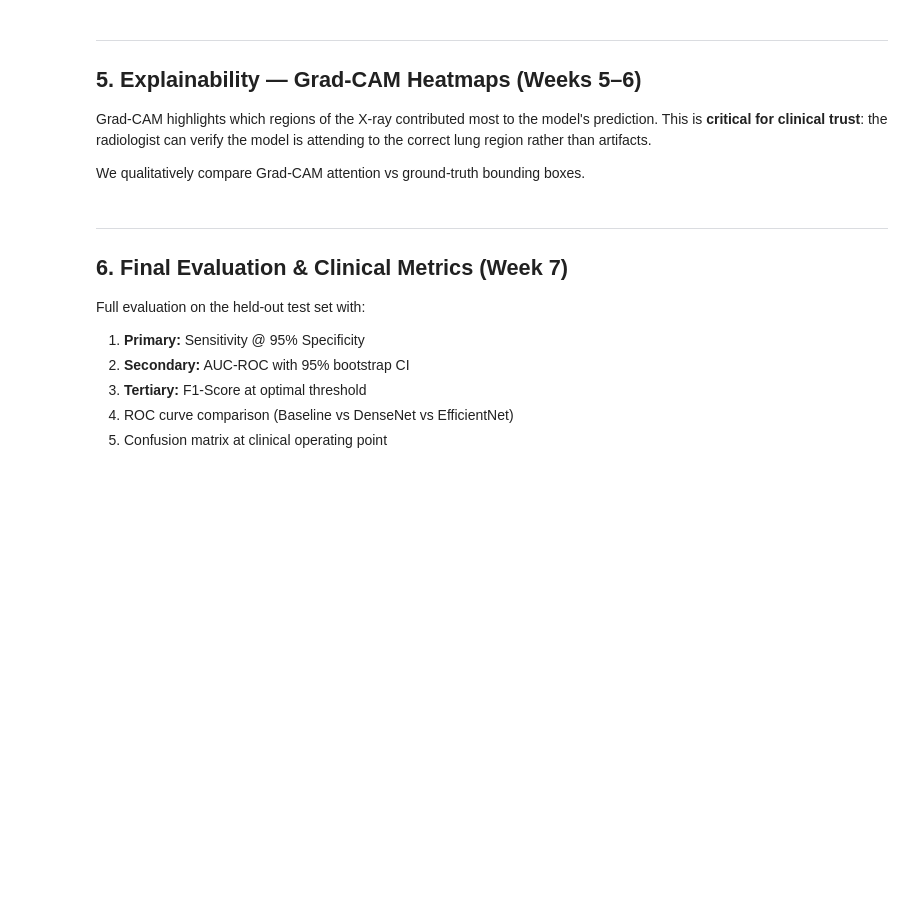
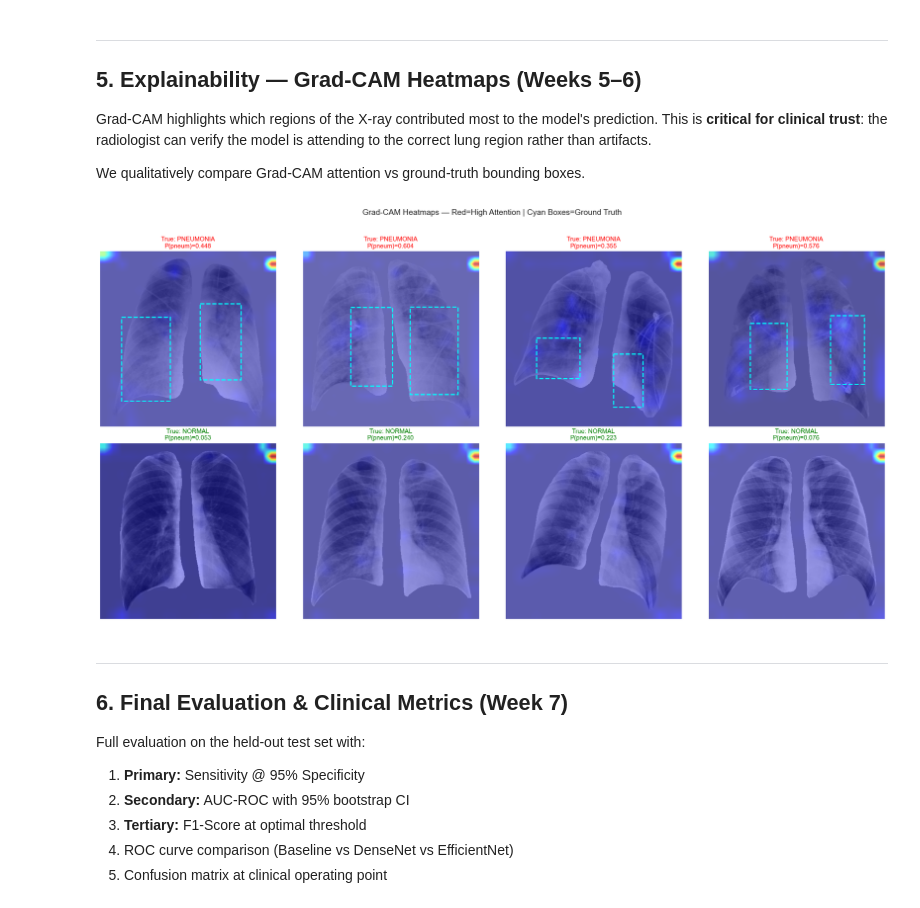
Before and after one commit to Joao-pedrosantos/last-sem, a Jupyter notebook: AI Healthcare/project.ipynb, the cells around one changed output. Saved outputs shown, nothing was run; the diff lists cells and outputs as text; code cells hidden in the pictures; blank space fills up the shorter version.

```diff
--- a/AI Healthcare/project.ipynb
+++ b/AI Healthcare/project.ipynb
@@ -555,7 +554,7 @@ val_transforms = make_val_transforms(IMG_SIZE)
 # %%
 # 2.4  PyTorch Dataset — uses unified cxr_pipeline preprocessing
 # ============================================================
-from cxr_pipeline import read_dicom, lung_roi_crop, to_rgb
+from cxr_pipeline import read_dicom, lung_focused_crop, to_rgb
 
 class RSNAPneumoniaDataset(Dataset):
     """RSNA pneumonia dataset. Loads DICOM → grayscale → lung-ROI crop → RGB → transforms."""
@@ -573,7 +572,7 @@ class RSNAPneumoniaDataset(Dataset):
         row = self.df.iloc[idx]
         path = self.img_dir / f"{row['patientId']}.dcm"
         gray = read_dicom(path)
-        gray = lung_roi_crop(gray)
+        gray, _ = lung_focused_crop(gray)
         rgb = to_rgb(gray, size=self.size)
         tensor = self.transforms(image=rgb)["image"]
         label = torch.tensor(row["target"], dtype=torch.float32)
@@ -1071,11 +1069,11 @@ trainer_eff.plot_history(save_path=OUTPUT_DIR / "efficientnet_b4_training.png")
 # 4.6  Load saved weights (skip retraining)
 # ============================================================
 # The training cells above (4.3 / 4.4 / 4.5) are slow. If you have already
-# produced ``outputs/best_model.pt`` you can skip them and just load it here.
+# produced ``outputs/pneumonia_model_final.pt`` you can skip them and just load it here.
 # This rebuilds the EfficientNet-B4 wrapper used by the backend and loads
 # the saved state_dict so the evaluation/Grad-CAM cells below can run.
 
-CHECKPOINT_PATH = OUTPUT_DIR / "best_model.pt"
+CHECKPOINT_PATH = OUTPUT_DIR / "pneumonia_model_final.pt"
 assert CHECKPOINT_PATH.exists(), f"Checkpoint not found at {CHECKPOINT_PATH}"
 
 model_eff = PneumoniaClassifier("efficientnet_b4", pretrained=False, dropout=0.3)
@@ -1146,9 +1153,10 @@ def visualize_gradcam_samples(model_wrapper, dataset, dataframe, n_samples=8,
     target_layer = get_gradcam_target_layer(model_wrapper)
 
     # Get positive and negative samples
-    pos_indices = dataframe[dataframe["target"] == 1].index[:n_samples // 2].tolist()
-    neg_indices = dataframe[dataframe["target"] == 0].index[:n_samples // 2].tolist()
+    pos_indices = np.where(dataframe["target"].values == 1)[0][:n_samples // 2].tolist()
+    neg_indices = np.where(dataframe["target"].values == 0)[0][:n_samples // 2].tolist()
     indices = pos_indices + neg_indices
+
 
     fig, axes = plt.subplots(2, n_samples // 2, figsize=(5 * (n_samples // 2), 10))
     axes = axes.flatten()
@@ -1176,33 +1184,35 @@ def visualize_gradcam_samples(model_wrapper, dataset, dataframe, n_samples=8,
         axes[i].imshow(overlay)
 
         true_label = "PNEUMONIA" if label == 1 else "NORMAL"
         pred_label = f"P(pneum)={prob:.3f}"
         color = "red" if label == 1 else "green"
         axes[i].set_title(f"True: {true_label}\n{pred_label}", color=color, fontsize=11)
         axes[i].axis("off")
 
         # Overlay ground-truth bounding boxes if available
         if label == 1 and "bboxes" in dataframe.columns:
             bboxes = row.get("bboxes", [])
             scale_x = IMG_SIZE / 1024
             scale_y = IMG_SIZE / 1024
             for bbox in bboxes:
                 x, y, w, h = [v * scale_x for v in bbox[:2]] + [v * scale_y for v in bbox[2:]]
                 rect = patches.Rectangle(
                     (x, y), w, h, linewidth=2,
                     edgecolor="cyan", facecolor="none", linestyle="--"
                 )
                 axes[i].add_patch(rect)
 
     plt.suptitle("Grad-CAM Heatmaps — Red=High Attention | Cyan Boxes=Ground Truth",
                  fontsize=14, y=1.02)
     plt.tight_layout()
     if save_path:
         plt.savefig(save_path, dpi=150, bbox_inches="tight")
     plt.show()
 
 visualize_gradcam_samples(model_eff, test_ds, test_df,
                           save_path=OUTPUT_DIR / "gradcam_efficientnet.png")
+# %% [output]
+[figure, added]
 # %% [markdown]
 ---
 ## 6. Final Evaluation & Clinical Metrics (Week 7)
```
Also changed, not shown: parts of 20 cells of this notebook, 17 other files.
